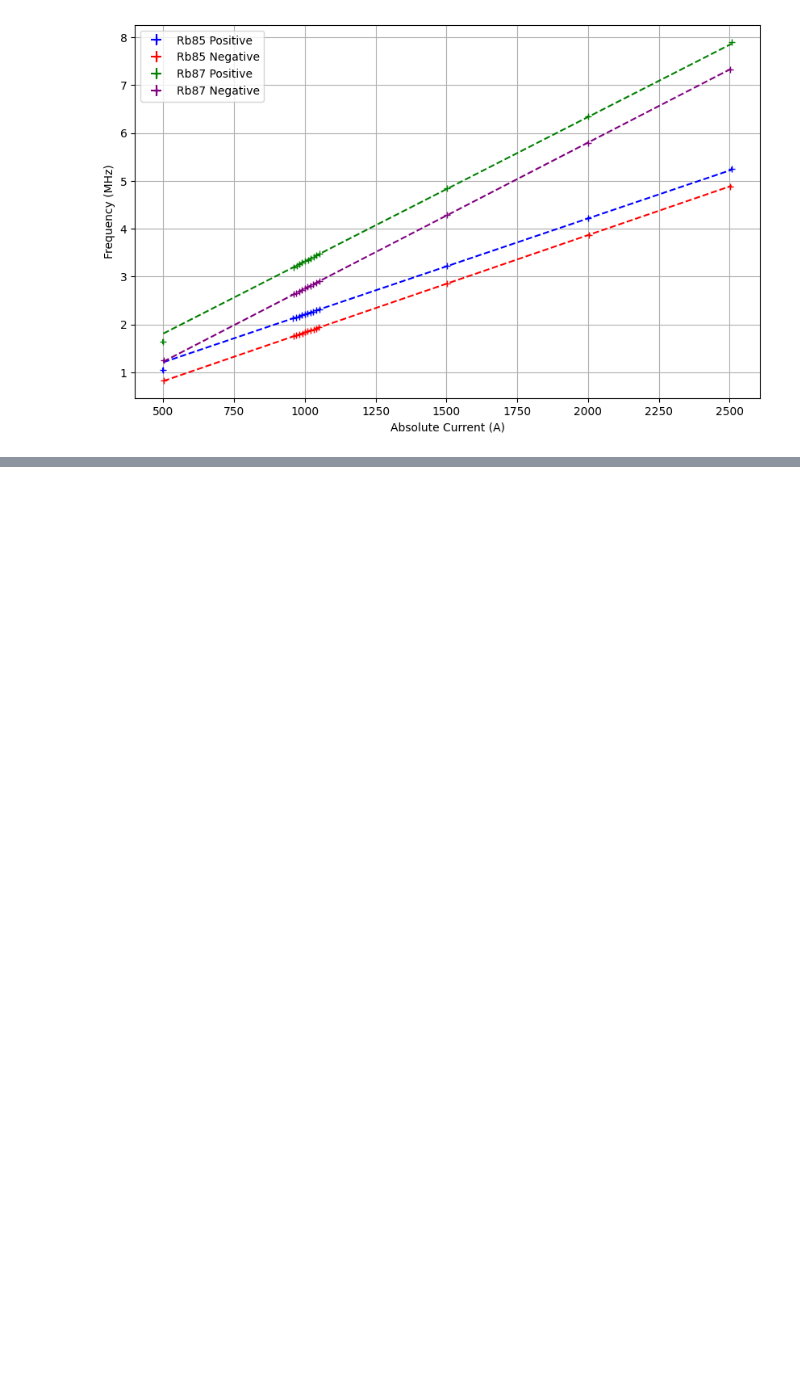
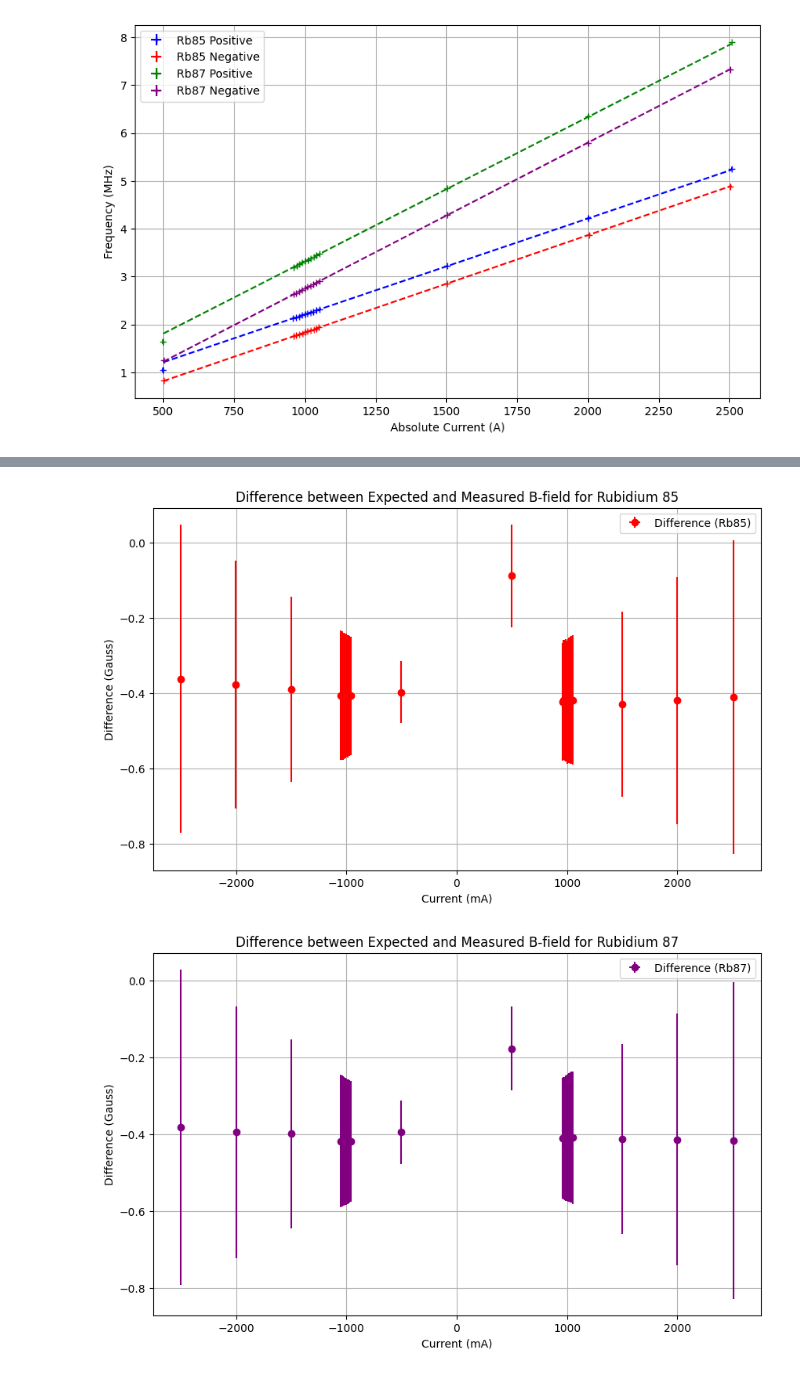
Before and after one commit to eliaslehman/physics-111B, a Jupyter notebook: OPT/OPT.ipynb, the cells around one changed output, grey strips where cells are left out. Saved outputs shown, nothing was run; the diff lists cells and outputs as text; code cells hidden in the pictures; blank space fills up the shorter version.

```diff
--- a/OPT/OPT.ipynb
+++ b/OPT/OPT.ipynb
@@ -596,0 +828,35 @@ rb87_data['Zeeman Error'] = abs(rb87_data['Zeeman']) * np.sqrt( (rb87_data['B-fi
+# %%
+# Plotting the Difference between Expected and Measured B-fields for Rubidium 85
+plt.figure(figsize=(10, 6))
+
+# Rubidium 85 - Difference
+plt.errorbar(rb85_data['Current (mA)'],
+             rb85_data['Expected B-field'] - rb85_data['Measured B-field'], xerr = rb85_data['Current Error'],
+             yerr=np.sqrt(rb85_data['Expected B-field Error']**2 + rb85_data['Measured B-field Error']**2),
+             fmt='o', label='Difference (Rb85)', color='red')
+
+plt.xlabel('Current (mA)')
+plt.ylabel('Difference (Gauss)')
+plt.title('Difference between Expected and Measured B-field for Rubidium 85')
+plt.legend()
+plt.grid(True)
+plt.show()
+
+# Plotting the Difference between Expected and Measured B-fields for Rubidium 87
+plt.figure(figsize=(10, 6))
+
+# Rubidium 87 - Difference
+plt.errorbar(rb87_data['Current (mA)'],
+             rb87_data['Expected B-field'] - rb87_data['Measured B-field'], xerr = rb87_data['Current Error'],
+             yerr=np.sqrt(rb87_data['Expected B-field Error']**2 + rb87_data['Measured B-field Error']**2),
+             fmt='o', label='Difference (Rb87)', color='purple')
+
+plt.xlabel('Current (mA)')
+plt.ylabel('Difference (Gauss)')
+plt.title('Difference between Expected and Measured B-field for Rubidium 87')
+plt.legend()
+plt.grid(True)
+plt.show()
+# %% [output]
+[figure, added]
+[figure, added]
```
Also changed, not shown: parts of 16 cells of this notebook, 47 other files.
